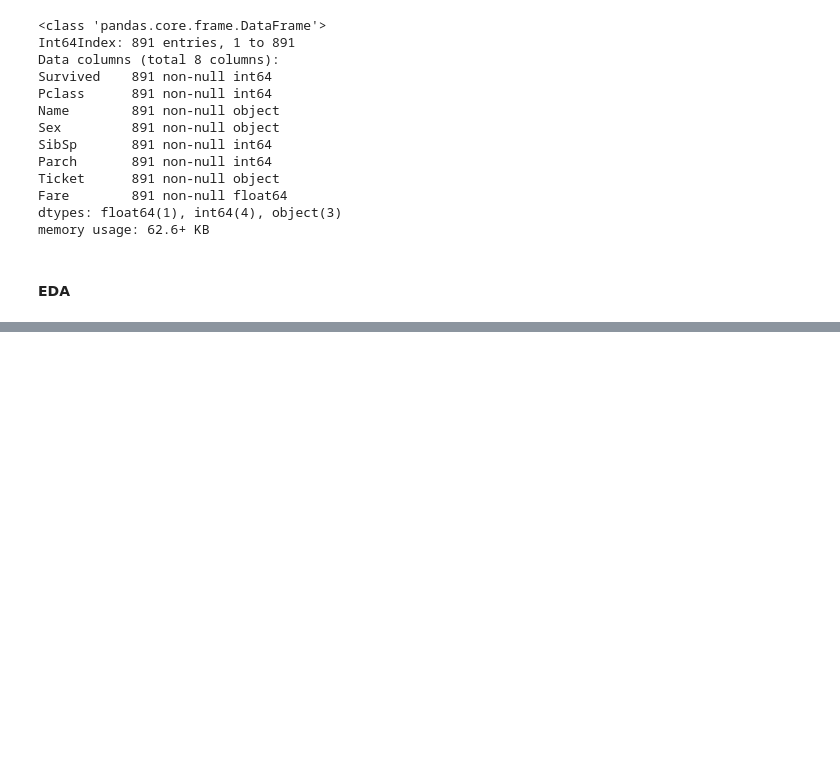
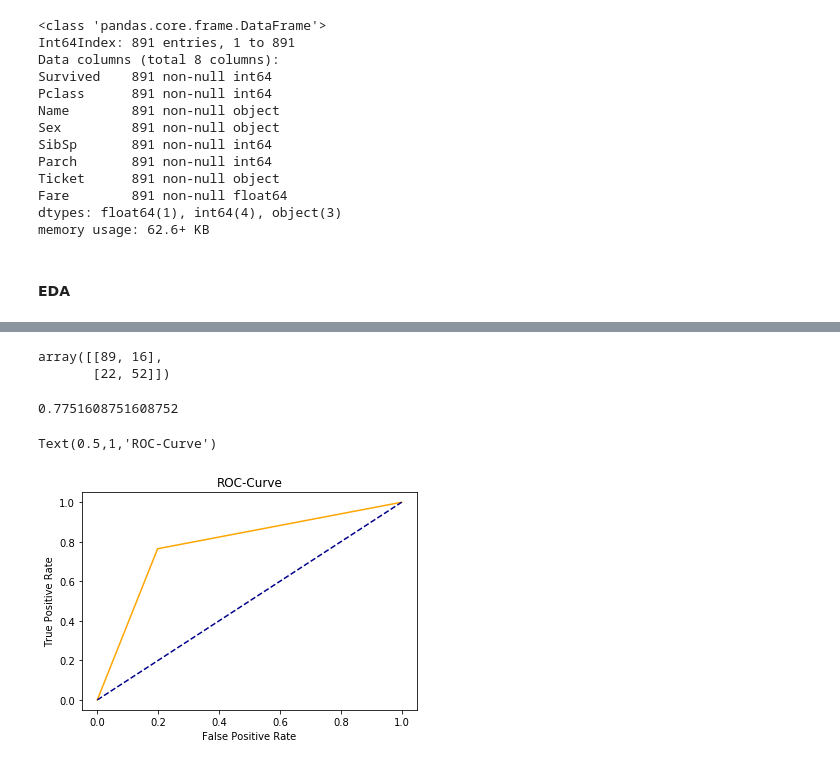
Before and after one commit to LordeUnicorn/logistic_regression, a Jupyter notebook: logistic.ipynb, the cells around one changed output, grey strips where cells are left out. Cells and saved outputs as stored; diff of their text form; code cells hidden in the pictures; blank space fills up the shorter version.

Commit message:
created the model

```diff
--- a/logistic.ipynb
+++ b/logistic.ipynb
@@ -72,2 +98,2 @@ y = df['Survived']
 # %%
-x_train,x_test,y_train,y_test = train_test_split(x,y)
+x_train,x_test,y_train,y_test = train_test_split(x,y,test_size=0.2,random_state=42)
@@ -81,3 +110,3 @@ Ticket
 # %%
 logreg = LogisticRegression(solver='lbfgs')
-logreg.fit(x_train,y_train)
+model = logreg.fit(x_train,y_train)
@@ -85,0 +113,2 @@ ValueError: could not convert string to float: male
+# %%
+y_pred = model.predict(x_test)
@@ -85,0 +130,20 @@ ValueError: could not convert string to float: male
+# %%
+confusion_matrix(y_test,y_pred)
+# %% [output]
+array([[89, 16],
+       [22, 52]])
+# %%
+roc_auc_score(y_test,y_pred)
+# %% [output]
+0.7751608751608752
+# %%
+fpr,tpr,thresholds = roc_curve(y_pred,y_test)
+# %%
+plt.plot(fpr,tpr,color='orange',label='ROC')
+plt.plot([0,1],[0,1],color='darkblue',linestyle='--')
+plt.xlabel('False Positive Rate')
+plt.ylabel('True Positive Rate')
+plt.title('ROC-Curve')
+# %% [output]
+Text(0.5,1,'ROC-Curve')
+[figure, added]
```
Also changed, not shown: parts of 14 cells of this notebook.
